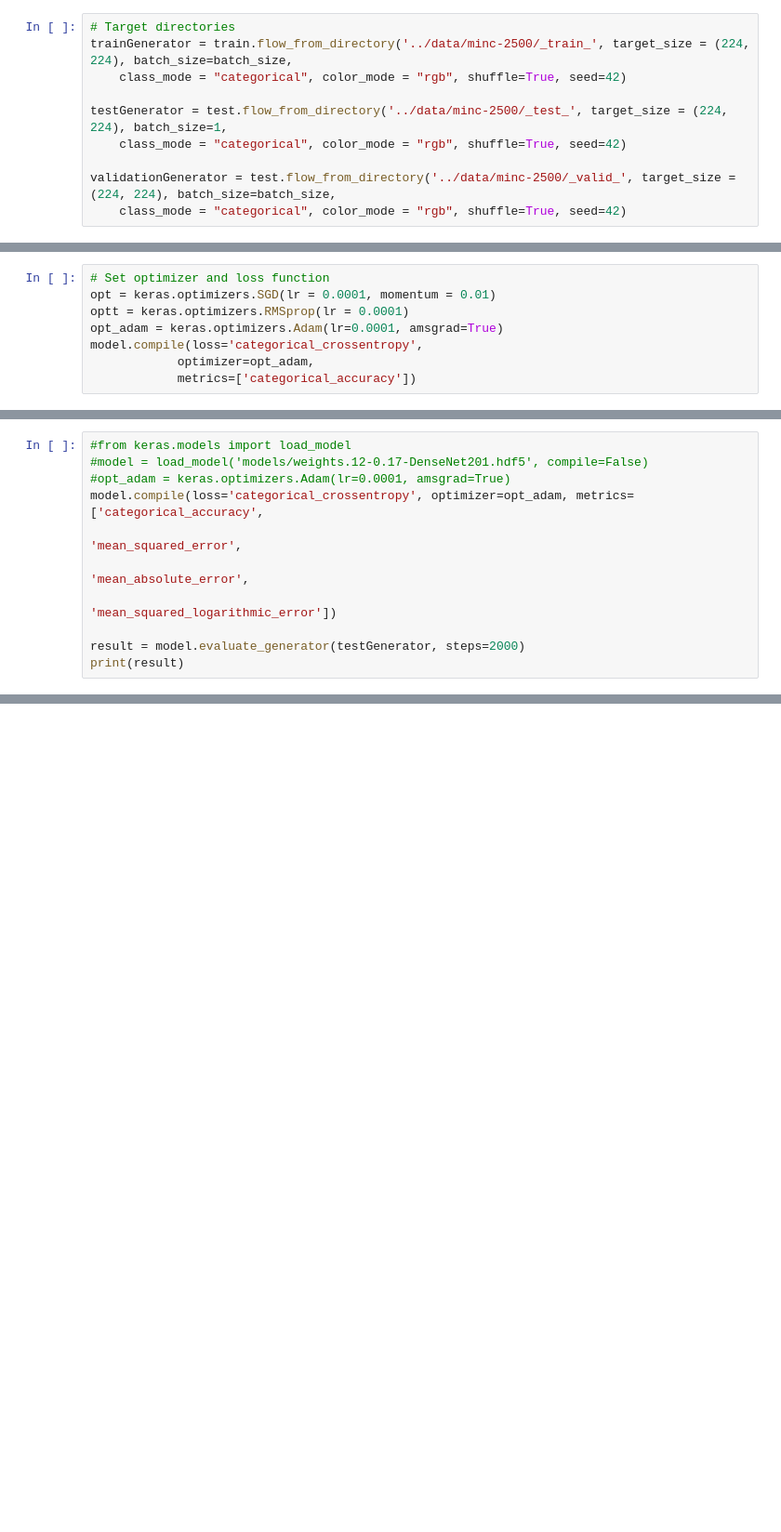
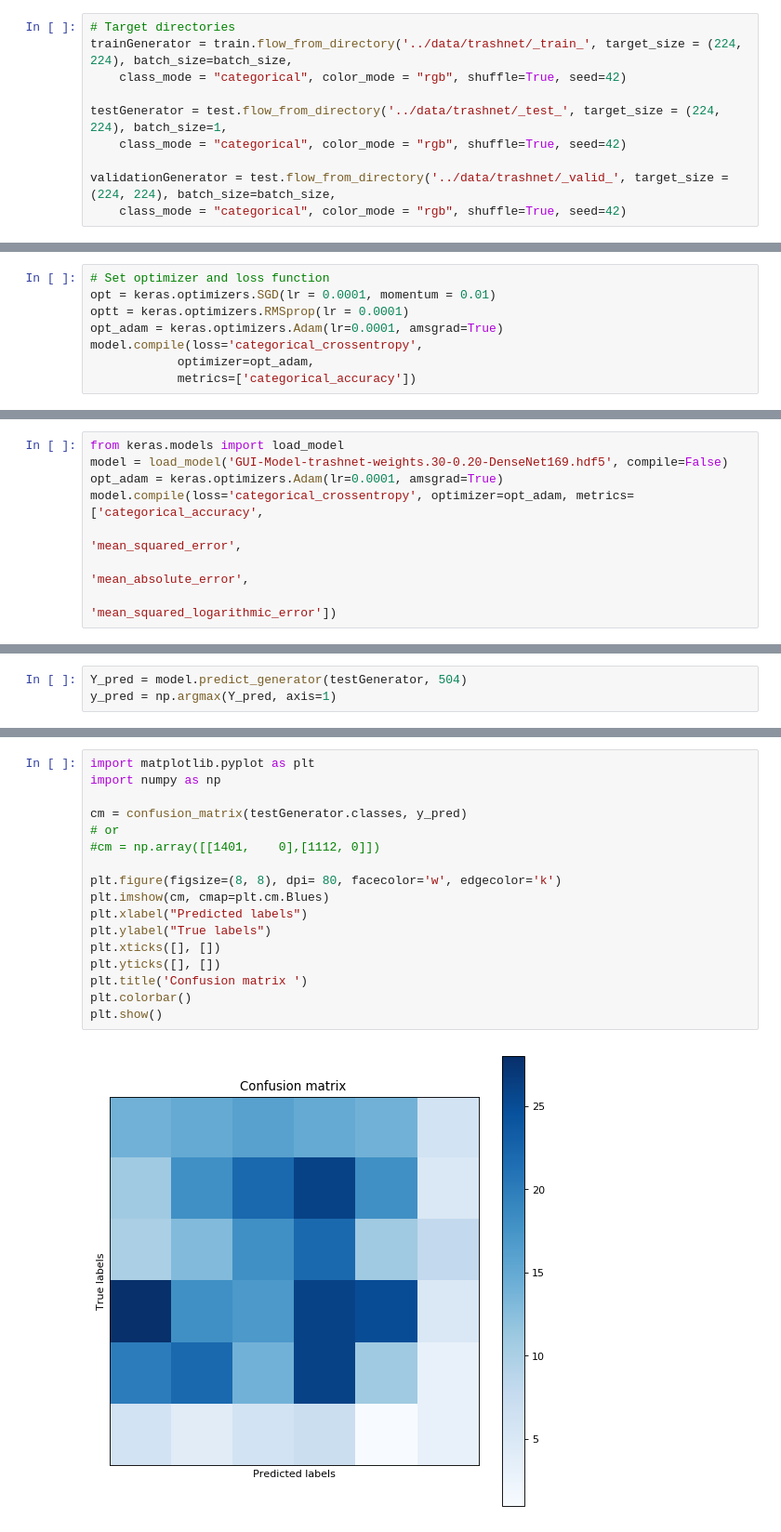
Before and after one commit to deruhat/Trash-Material-Classification, a Jupyter notebook: code/train.ipynb, the cells around one changed output, grey strips where cells are left out. Shown: that part at 93% size. Cells and saved outputs as stored; diff of their text form; blank space fills up the shorter version.

```diff
--- a/code/train.ipynb
+++ b/code/train.ipynb
@@ -34,11 +31,11 @@ test = ImageDataGenerator(rotation_range = 45.0,
 # %%
 # Target directories
-trainGenerator = train.flow_from_directory('../data/minc-2500/_train_', target_size = (224, 224), batch_size=batch_size,
+trainGenerator = train.flow_from_directory('../data/trashnet/_train_', target_size = (224, 224), batch_size=batch_size,
     class_mode = "categorical", color_mode = "rgb", shuffle=True, seed=42)
 
-testGenerator = test.flow_from_directory('../data/minc-2500/_test_', target_size = (224, 224), batch_size=1,
+testGenerator = test.flow_from_directory('../data/trashnet/_test_', target_size = (224, 224), batch_size=1,
     class_mode = "categorical", color_mode = "rgb", shuffle=True, seed=42)
 
-validationGenerator = test.flow_from_directory('../data/minc-2500/_valid_', target_size = (224, 224), batch_size=batch_size,
+validationGenerator = test.flow_from_directory('../data/trashnet/_valid_', target_size = (224, 224), batch_size=batch_size,
     class_mode = "categorical", color_mode = "rgb", shuffle=True, seed=42)
 # %% [output]
@@ -117,13 +114,10 @@ Epoch 00050: val_loss did not improve from 0.63371
 <keras.callbacks.History at 0x...>
 # %%
-#from keras.models import load_model
-#model = load_model('models/weights.12-0.17-DenseNet201.hdf5', compile=False)
-#opt_adam = keras.optimizers.Adam(lr=0.0001, amsgrad=True)
+from keras.models import load_model
+model = load_model('GUI-Model-trashnet-weights.30-0.20-DenseNet169.hdf5', compile=False)
+opt_adam = keras.optimizers.Adam(lr=0.0001, amsgrad=True)
 model.compile(loss='categorical_crossentropy', optimizer=opt_adam, metrics=['categorical_accuracy',
                                                                             'mean_squared_error',
                                                                             'mean_absolute_error',
                                                                             'mean_squared_logarithmic_error'])
-
-result = model.evaluate_generator(testGenerator, steps=2000)
-print(result)
 # %% [output]
@@ -130,0 +126,3 @@ print(result)
+# %%
+Y_pred = model.predict_generator(testGenerator, 504)
+y_pred = np.argmax(Y_pred, axis=1)
@@ -130,0 +140,19 @@ print(result)
+# %%
+import matplotlib.pyplot as plt
+import numpy as np
+
+cm = confusion_matrix(testGenerator.classes, y_pred)
+# or
+#cm = np.array([[1401,    0],[1112, 0]])
+
+plt.figure(figsize=(8, 8), dpi= 80, facecolor='w', edgecolor='k')
+plt.imshow(cm, cmap=plt.cm.Blues)
+plt.xlabel("Predicted labels")
+plt.ylabel("True labels")
+plt.xticks([], [])
+plt.yticks([], [])
+plt.title('Confusion matrix ')
+plt.colorbar()
+plt.show()
+# %% [output]
+[figure, added]
```
Also changed, not shown: parts of 10 cells of this notebook, 16 other files.
